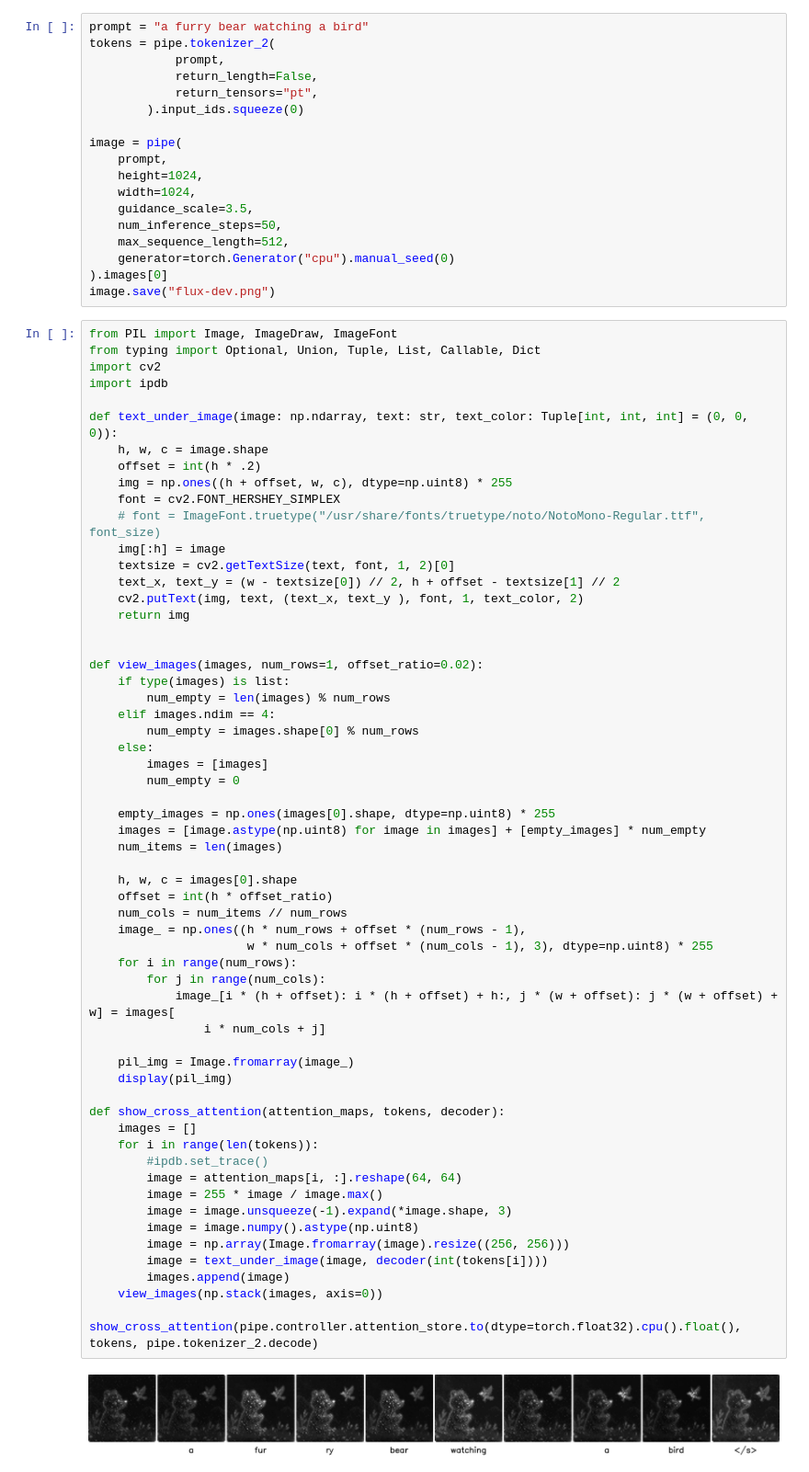
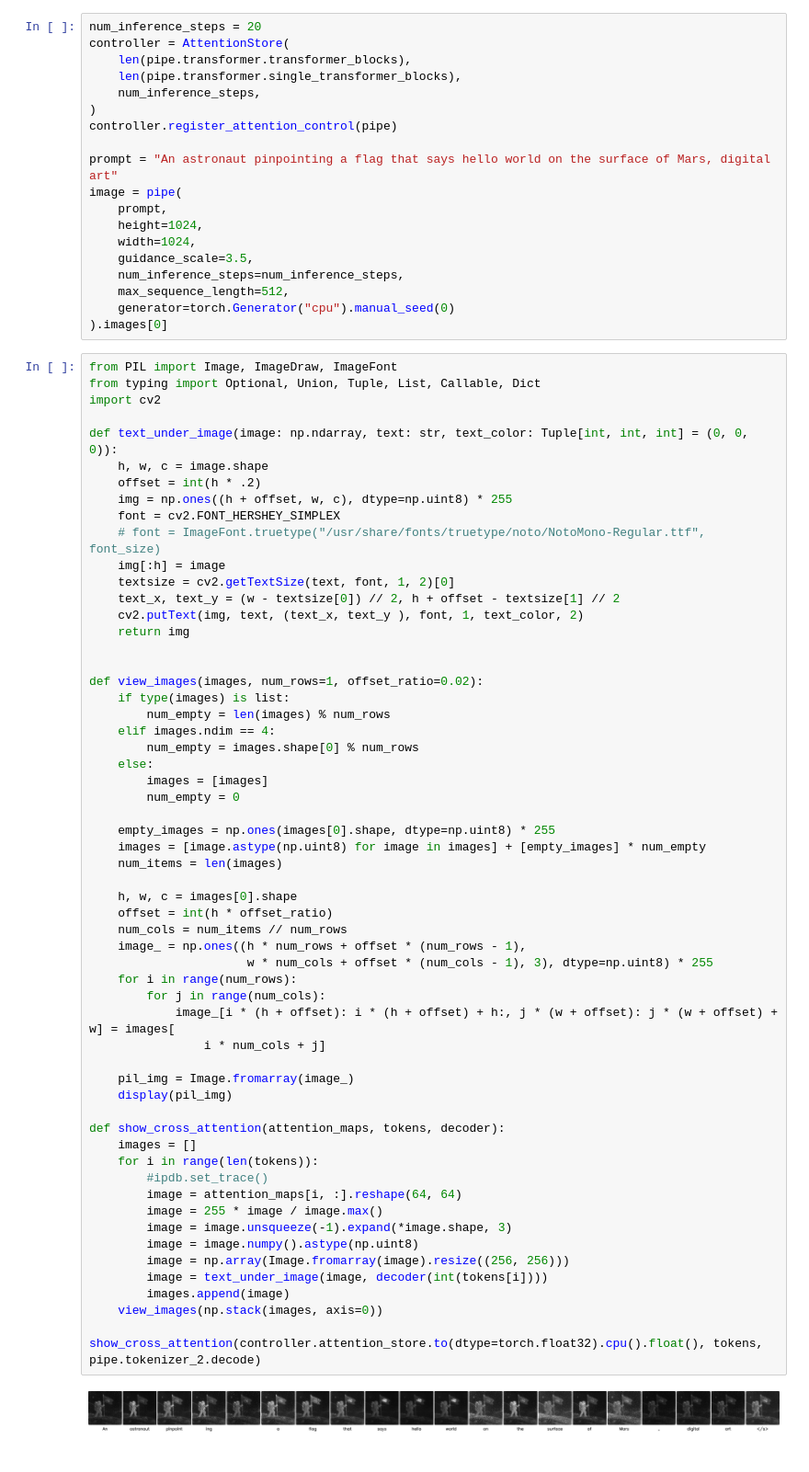
Before and after one commit to Richard-Zheng/p2p_flux, a Jupyter notebook: flux_p2p.ipynb, the cells around one changed output. Shown at 92% size. Saved outputs shown, nothing was run; the diff lists cells and outputs as text.

```diff
--- a/flux_p2p.ipynb
+++ b/flux_p2p.ipynb
@@ -1274,26 +11,26 @@ You set `add_prefix_space`. The tokenizer needs to be converted from the slow to
-# %%
-prompt = "a furry bear watching a bird"
-tokens = pipe.tokenizer_2(
-            prompt,
-            return_length=False,
-            return_tensors="pt",
-        ).input_ids.squeeze(0)
-
-image = pipe(
-    prompt,
-    height=1024,
-    width=1024,
-    guidance_scale=3.5,
-    num_inference_steps=50,
-    max_sequence_length=512,
-    generator=torch.Generator("cpu").manual_seed(0)
-).images[0]
-image.save("flux-dev.png")
+# %%
+num_inference_steps = 20
+controller = AttentionStore(
+    len(pipe.transformer.transformer_blocks),
+    len(pipe.transformer.single_transformer_blocks),
+    num_inference_steps,
+)
+controller.register_attention_control(pipe)
+
+prompt = "An astronaut pinpointing a flag that says hello world on the surface of Mars, digital art"
+image = pipe(
+    prompt,
+    height=1024,
+    width=1024,
+    guidance_scale=3.5,
+    num_inference_steps=num_inference_steps,
+    max_sequence_length=512,
+    generator=torch.Generator("cpu").manual_seed(0)
+).images[0]
 # %%
 from PIL import Image, ImageDraw, ImageFont
 from typing import Optional, Union, Tuple, List, Callable, Dict
 import cv2
-import ipdb
 
 def text_under_image(image: np.ndarray, text: str, text_color: Tuple[int, int, int] = (0, 0, 0)):
     h, w, c = image.shape
@@ -1321,32 +58,32 @@ def view_images(images, num_rows=1, offset_ratio=0.02):
     images = [image.astype(np.uint8) for image in images] + [empty_images] * num_empty
     num_items = len(images)
 
     h, w, c = images[0].shape
     offset = int(h * offset_ratio)
     num_cols = num_items // num_rows
     image_ = np.ones((h * num_rows + offset * (num_rows - 1),
                       w * num_cols + offset * (num_cols - 1), 3), dtype=np.uint8) * 255
     for i in range(num_rows):
         for j in range(num_cols):
             image_[i * (h + offset): i * (h + offset) + h:, j * (w + offset): j * (w + offset) + w] = images[
                 i * num_cols + j]
 
     pil_img = Image.fromarray(image_)
     display(pil_img)
 
 def show_cross_attention(attention_maps, tokens, decoder):
     images = []
     for i in range(len(tokens)):
         #ipdb.set_trace()
         image = attention_maps[i, :].reshape(64, 64)
         image = 255 * image / image.max()
         image = image.unsqueeze(-1).expand(*image.shape, 3)
         image = image.numpy().astype(np.uint8)
         image = np.array(Image.fromarray(image).resize((256, 256)))
         image = text_under_image(image, decoder(int(tokens[i])))
         images.append(image)
     view_images(np.stack(images, axis=0))
 
-show_cross_attention(pipe.controller.attention_store.to(dtype=torch.float32).cpu().float(), tokens, pipe.tokenizer_2.decode)
+show_cross_attention(controller.attention_store.to(dtype=torch.float32).cpu().float(), tokens, pipe.tokenizer_2.decode)
 # %% [output]
-[figure, old version]
+[figure, new version]
```
Also changed, not shown: parts of 5 cells of this notebook, 1 other file.
